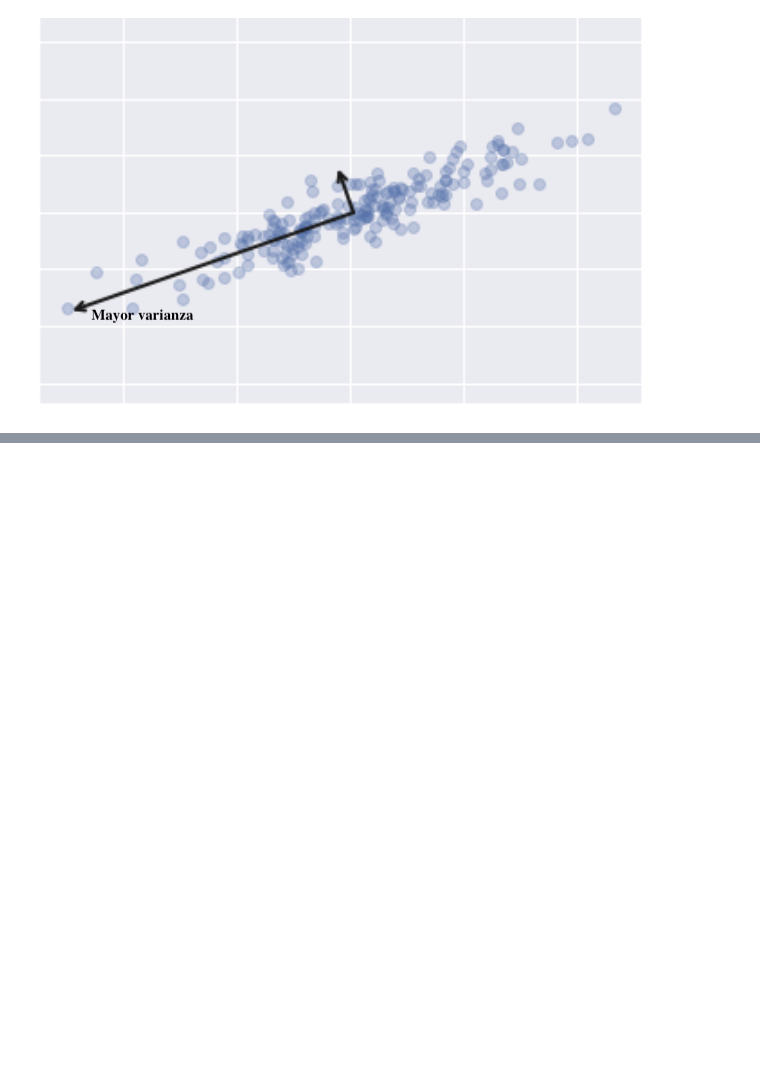
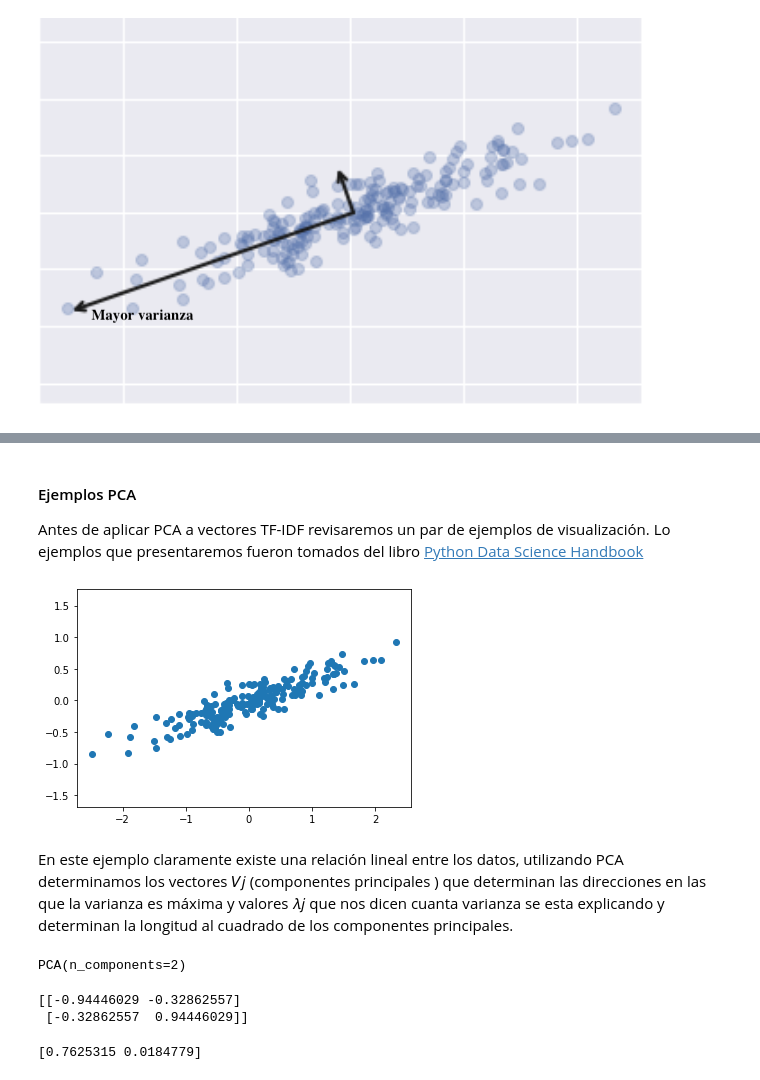
Before and after one commit to kyriox/nlp, a Jupyter notebook: 07_Analisis_Semantico.ipynb, the cells around one changed output, grey strips where cells are left out. Saved outputs shown, nothing was run; the diff lists cells and outputs as text; code cells hidden in the pictures; blank space fills up the shorter version.

```diff
--- a/07_Analisis_Semantico.ipynb
+++ b/07_Analisis_Semantico.ipynb
@@ -315,0 +564,31 @@ Esta generalización y compresión que realiza LSA logra lo que intentamos con e
+# %% [markdown]
+#### Ejemplos PCA
+
+Antes de aplicar PCA a vectores TF-IDF revisaremos un par de ejemplos de visualización. Lo ejemplos que presentaremos fueron tomados del libro [Python Data Science Handbook](https://jakevdp.github.io/PythonDataScienceHandbook)
+# %%
+#Generamos un conjunto de datos en R^2 con una varianza dominante en una dirección
+rng = np.random.RandomState(1)
+Bp = np.dot(rng.rand(2, 2), rng.randn(2, 200)).T
+plt.scatter(Bp[:, 0], Bp[:, 1])
+plt.axis('equal');
+# %% [output]
+[figure, added]
+# %% [markdown]
+En este ejemplo claramente existe una relación lineal entre los datos, utilizando PCA determinamos los vectores  𝑉𝑗 (componentes principales ) que determinan las direcciones en las que la varianza es máxima y valores  𝜆𝑗  que nos dicen cuanta varianza se esta explicando y determinan la longitud al cuadrado de los componentes principales.
+# %%
+#Calculamos V_j y \lambda_j
+pca = PCA(n_components=2)
+pca.fit(Bp)
+# %% [output]
+PCA(n_components=2)
+# %%
+# Para acceder los componentes principales utilizamos .components_
+print(pca.components_)
+# %% [output]
+[[-0.94446029 -0.32862557]
+ [-0.32862557  0.94446029]]
+# %%
+# Para acceder a los valores principales utilizamos
+print(pca.explained_variance_)
+# %% [output]
+[0.7625315 0.0184779]
```
Also changed, not shown: parts of 106 cells of this notebook.
